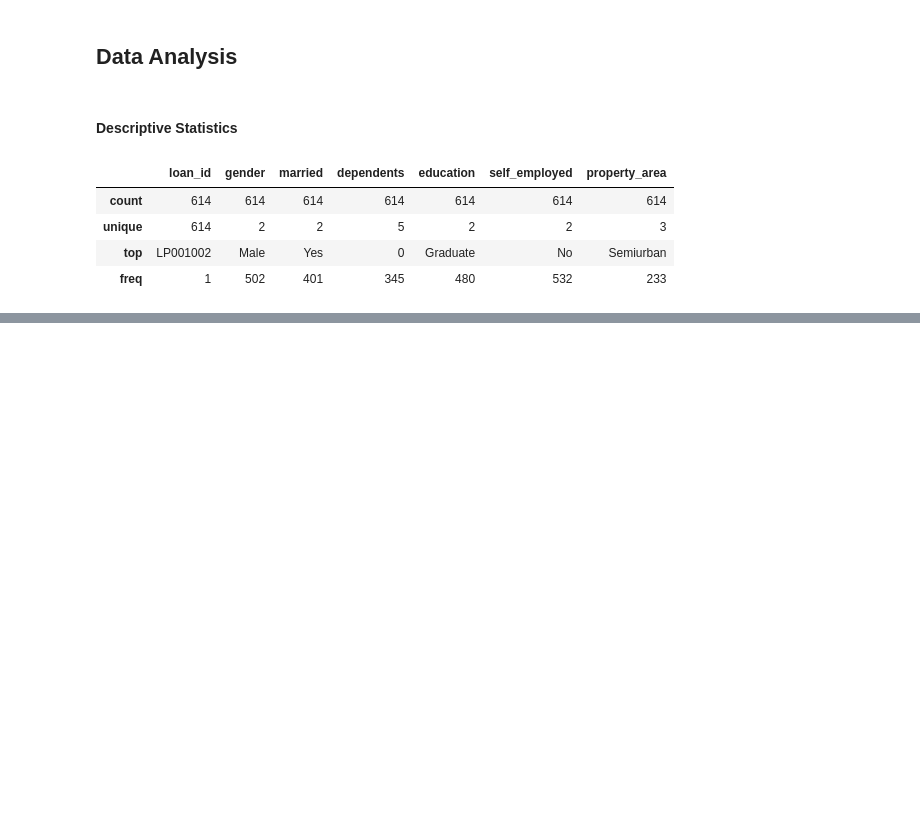
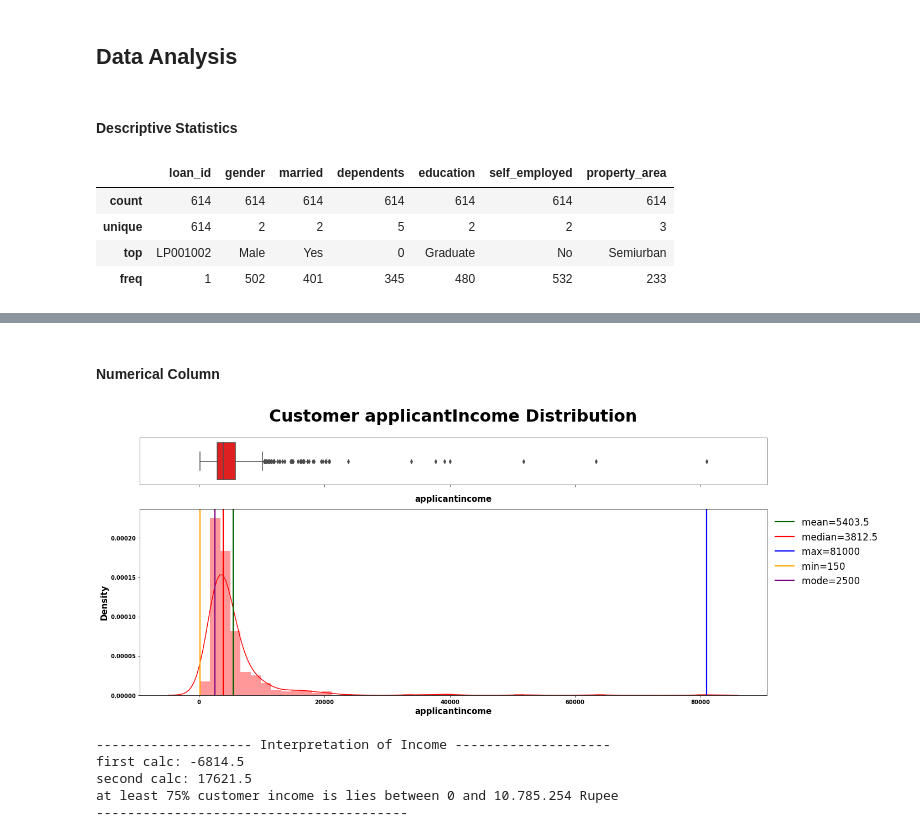
Before and after one commit to masete/Home-Loan-Approval, a Jupyter notebook: homeapproval.ipynb, the cells around one changed output, grey strips where cells are left out. Drawn from its saved outputs; the diff is of its cells as text; code cells hidden in the pictures; blank space fills up the shorter version.

Commit message:
income distribution

```diff
--- a/homeapproval.ipynb
+++ b/homeapproval.ipynb
@@ -398,0 +746,17 @@ Univariate Analysis
+# %% [markdown]
+#### Numerical Column
+# %%
+numerical_plotting(data=df_train, col="applicantincome",
+                   title="Customer applicantIncome Distribution",
+                   symb=" ", ylabel="Density", color="red");
+# %% [output]
+[figure, added]
+# %%
+chebychev(df_train.applicantincome, title="Income",
+          interpret=f"at least 75% customer income is lies between 0 and 17621.5 Shillings")
+# %% [output]
+-------------------- Interpretation of Income --------------------
+first calc: -6814.5
+second calc: 17621.5
+at least 75% customer income is lies between 0 and 10.785.254 Rupee
+----------------------------------------
```
Also changed, not shown: parts of 23 cells of this notebook.
